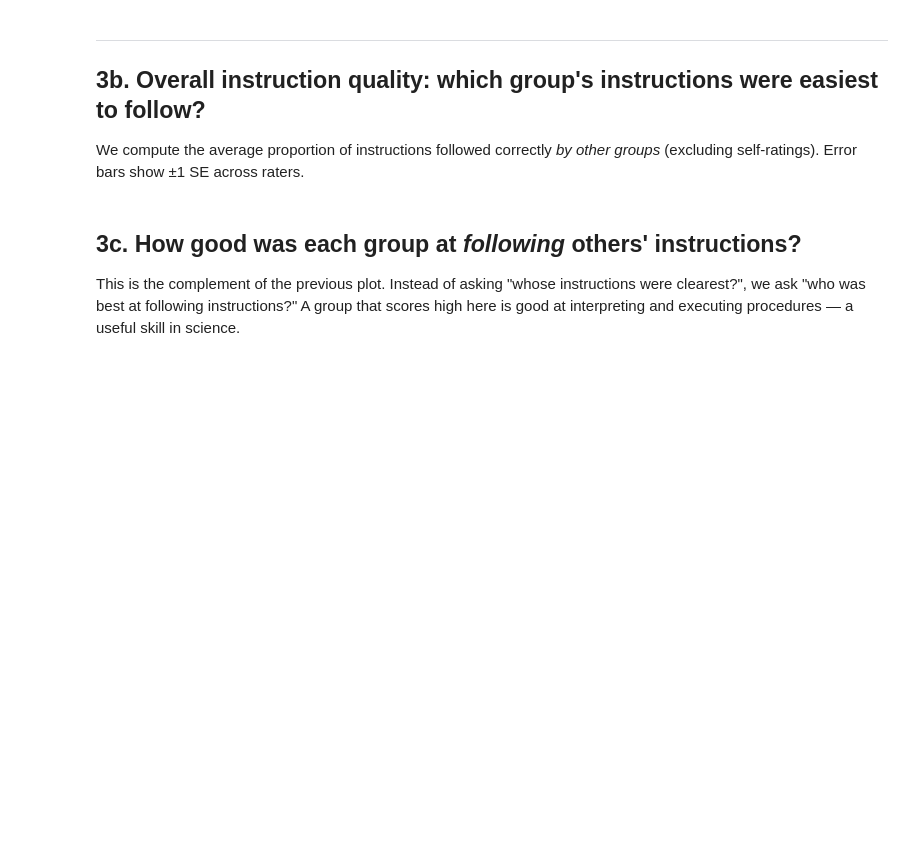
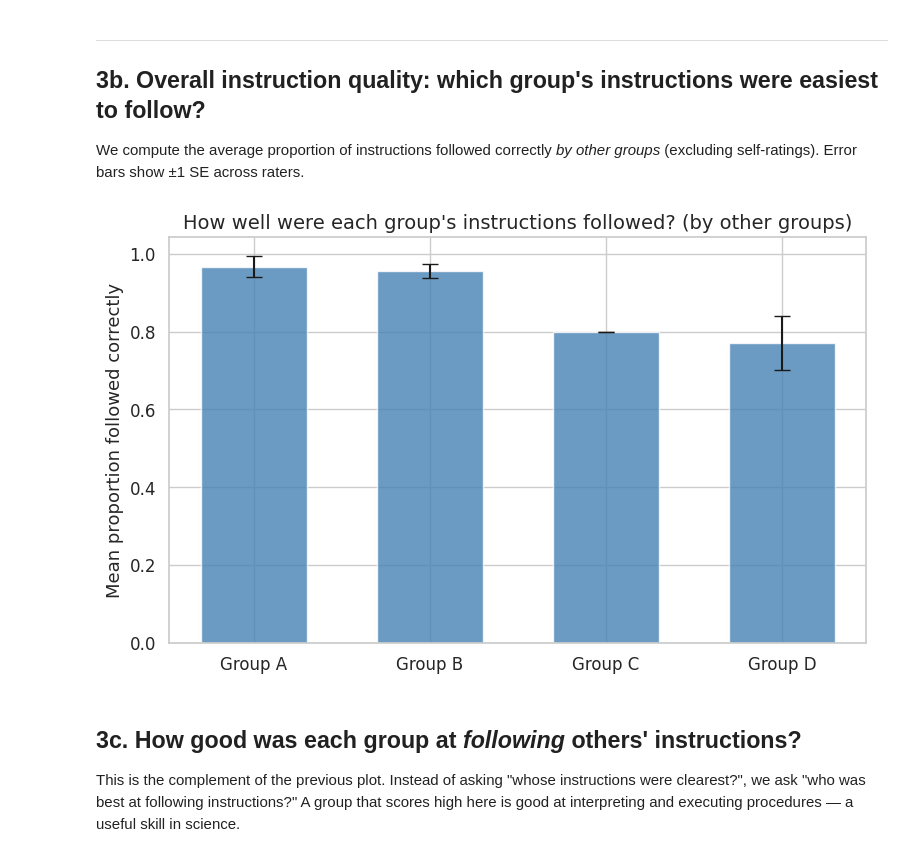
Before and after one commit to ContextLab/experimental-psychology, a Jupyter notebook: notebooks/picture_lab_analysis.ipynb, the cells around one changed output. Saved outputs shown, nothing was run; the diff lists cells and outputs as text; code cells hidden in the pictures; blank space fills up the shorter version.

```diff
--- a/notebooks/picture_lab_analysis.ipynb
+++ b/notebooks/picture_lab_analysis.ipynb
@@ -305,34 +357,36 @@ def bar_with_errorbars(values_per_group, groups, ylabel, title, color='steelblue
   """Generic grouped bar plot with error bars. Uses nan-safe functions."""
   means = [np.nanmean(v) if len(v) > 0 else 0 for v in values_per_group]
   n_valid = [np.sum(~np.isnan(v)) if len(v) > 0 else 0 for v in values_per_group]
   sems = [np.nanstd(v) / np.sqrt(nv) if nv > 1 else 0 for v, nv in zip(values_per_group, n_valid)]
 
   fig, ax = plt.subplots(figsize=(8, 5))
   x = np.arange(len(groups))
   ax.bar(x, means, yerr=sems, capsize=6, color=color, edgecolor='white',
          alpha=0.8, width=0.6)
   ax.set_xticks(x)
   ax.set_xticklabels([f'Group {g}' for g in groups], fontsize=12)
   ax.set_ylabel(ylabel, fontsize=13)
   ax.set_title(title, fontsize=14)
   plt.tight_layout()
   return fig
 
 # For each rated group, collect overall mean proportion from each rater
 instruction_quality = {g: [] for g in all_groups}
 for i, rater_df in enumerate(ratings_data):
   rater_group = submitted_groups[i]
   df_numeric = rater_df.set_index('group').apply(pd.to_numeric, errors='coerce')
   for rated_group in df_numeric.index:
     if rated_group != rater_group:  # exclude self-ratings
-      instruction_quality[rated_group].append(np.nanmean(df_numeric.loc[rated_group].values))
+      instruction_quality[rater_group].append(np.nanmean(df_numeric.loc[rated_group].values))
 
 bar_with_errorbars(
   [instruction_quality[g] for g in all_groups], all_groups,
   'Mean proportion followed correctly',
   'How well were each group\'s instructions followed? (by other groups)'
 )
 plt.show()
+# %% [output]
+[figure, added]
 # %% [markdown]
 ## 3c. How good was each group at *following* others' instructions?
 
```
Also changed, not shown: parts of 16 cells of this notebook.
